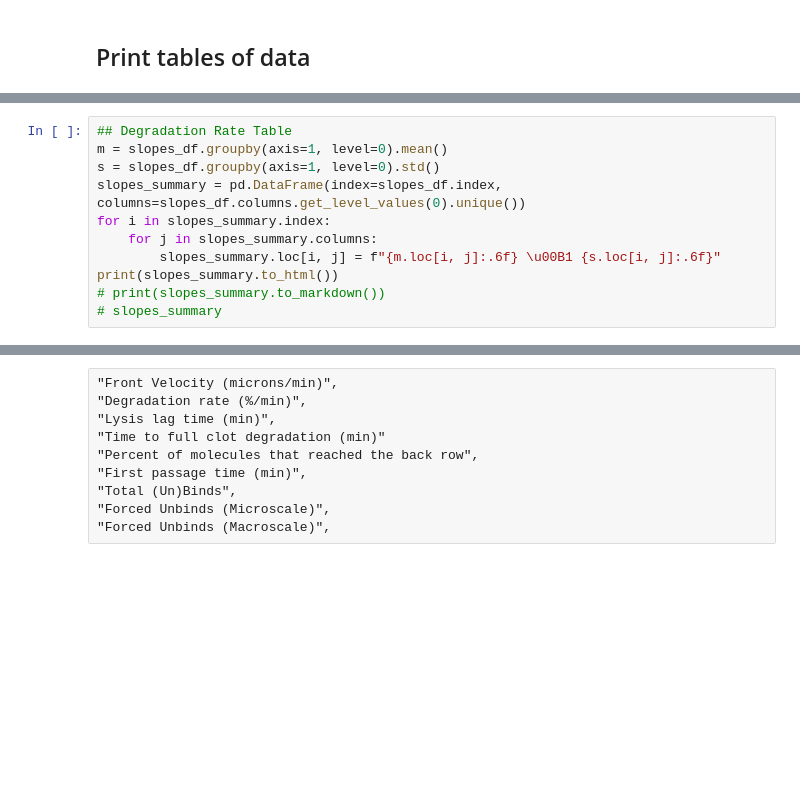
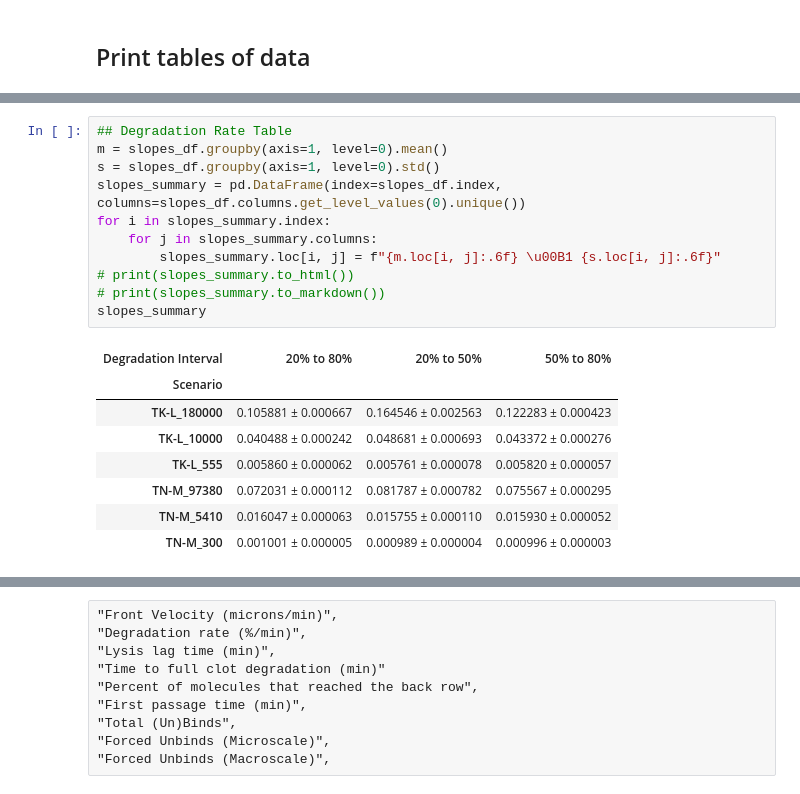
Before and after one commit to UCO-OpResearch/lysis, a Jupyter notebook: src/python/Jupyter Notebooks/2024-01-26-1000 - F-Macro Multi-Array-Process.ipynb, the cells around one changed output, grey strips where cells are left out. Drawn from its saved outputs; the diff is of its cells as text; blank space fills up the shorter version.

```diff
--- a/src/python/Jupyter Notebooks/2024-01-26-1000 - F-Macro Multi-Array-Process.ipynb
+++ b/src/python/Jupyter Notebooks/2024-01-26-1000 - F-Macro Multi-Array-Process.ipynb
@@ -2775,14 +2723,23 @@ print(printable_parameters_df.T.to_html())
 # %%
 ## Degradation Rate Table
 m = slopes_df.groupby(axis=1, level=0).mean()
 s = slopes_df.groupby(axis=1, level=0).std()
 slopes_summary = pd.DataFrame(index=slopes_df.index, columns=slopes_df.columns.get_level_values(0).unique())
 for i in slopes_summary.index:
     for j in slopes_summary.columns:
         slopes_summary.loc[i, j] = f"{m.loc[i, j]:.6f} \u00B1 {s.loc[i, j]:.6f}"
-print(slopes_summary.to_html())
+# print(slopes_summary.to_html())
 # print(slopes_summary.to_markdown())
-# slopes_summary
+slopes_summary
+# %% [output]
+| Degradation Interval | 20% to 80% | 20% to 50% | 50% to 80% |
+| Scenario |  |  |  |
+| TK-L_180000 | 0.105881 ± 0.000667 | 0.164546 ± 0.002563 | 0.122283 ± 0.000423 |
+| TK-L_10000 | 0.040488 ± 0.000242 | 0.048681 ± 0.000693 | 0.043372 ± 0.000276 |
+| TK-L_555 | 0.005860 ± 0.000062 | 0.005761 ± 0.000078 | 0.005820 ± 0.000057 |
+| TN-M_97380 | 0.072031 ± 0.000112 | 0.081787 ± 0.000782 | 0.075567 ± 0.000295 |
+| TN-M_5410 | 0.016047 ± 0.000063 | 0.015755 ± 0.000110 | 0.015930 ± 0.000052 |
+| TN-M_300 | 0.001001 ± 0.000005 | 0.000989 ± 0.000004 | 0.000996 ± 0.000003 |
 # %%
 ## Degradation Time Table
 m = degradation_time_df.groupby(axis=1, level=0).mean()
```
Also changed, not shown: parts of 6 cells of this notebook, 3 other files.
